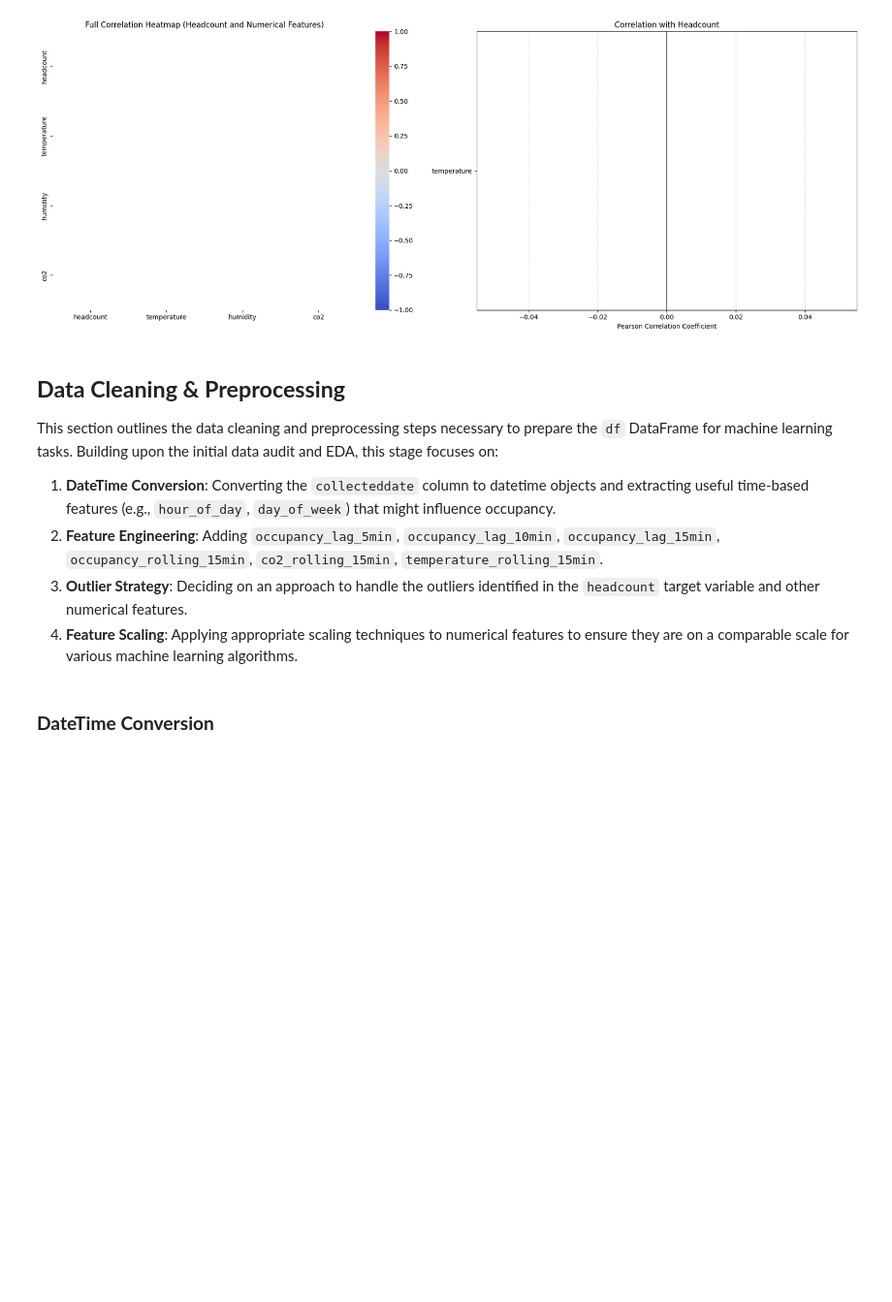
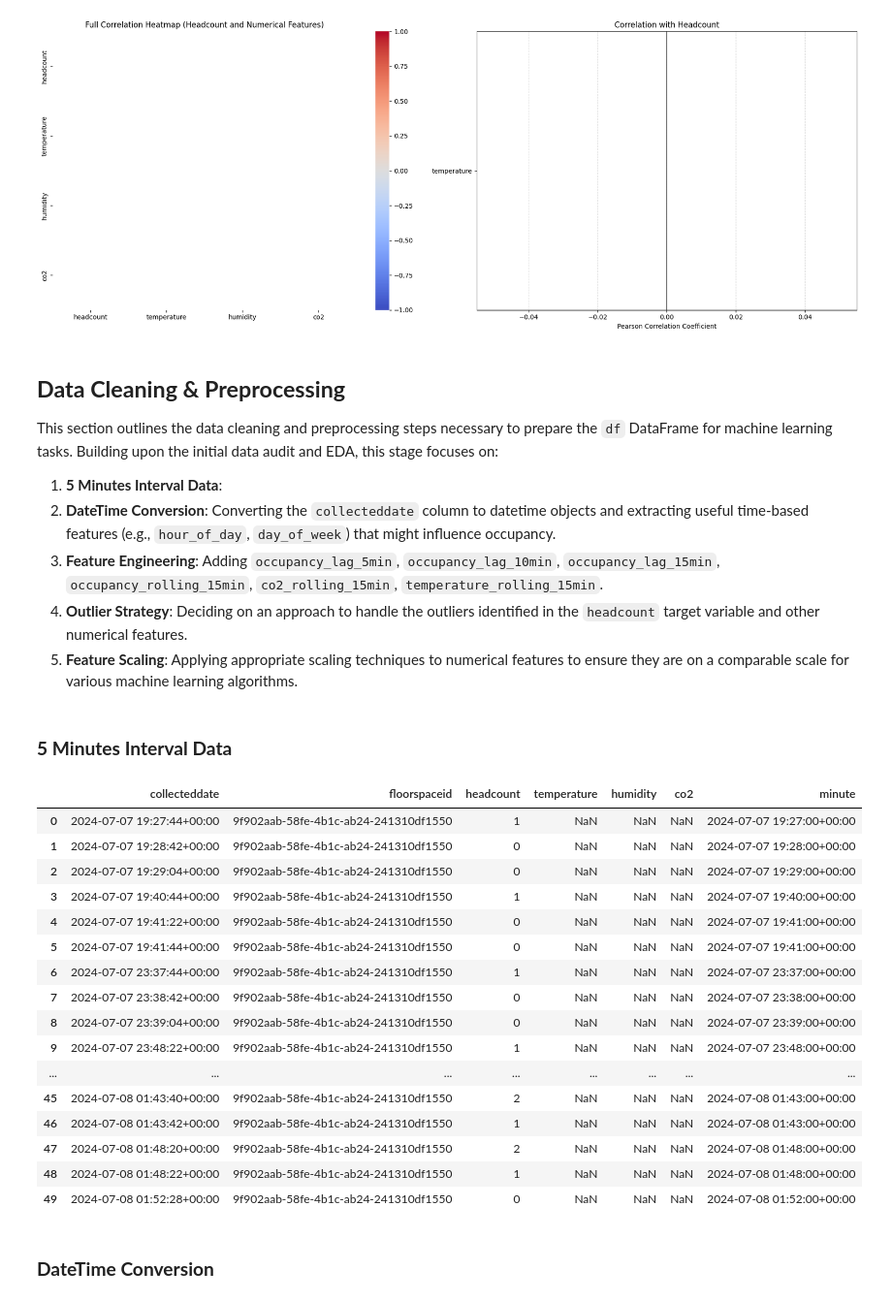
Before and after one commit to MIL-Project2/DR-DT, a Jupyter notebook: Occupancy_Prediction_Ver1_2.ipynb, the cells around one changed output. Shown at 97% size. Drawn from its saved outputs; the diff is of its cells as text; code cells hidden in the pictures; blank space fills up the shorter version.

```diff
--- a/Occupancy_Prediction_Ver1_2.ipynb
+++ b/Occupancy_Prediction_Ver1_2.ipynb
@@ -201,10 +201,73 @@ co2                  NaN
 
 This section outlines the data cleaning and preprocessing steps necessary to prepare the `df` DataFrame for machine learning tasks. Building upon the initial data audit and EDA, this stage focuses on:
 
-1.  **DateTime Conversion**: Converting the `collecteddate` column to datetime objects and extracting useful time-based features (e.g., `hour_of_day`, `day_of_week`) that might influence occupancy.
-2.  **Feature Engineering**: Adding `occupancy_lag_5min`,	`occupancy_lag_10min`,	`occupancy_lag_15min`,	`occupancy_rolling_15min`,	`co2_rolling_15min`,	`temperature_rolling_15min`.
-3.  **Outlier Strategy**: Deciding on an approach to handle the outliers identified in the `headcount` target variable and other numerical features.
-4.  **Feature Scaling**: Applying appropriate scaling techniques to numerical features to ensure they are on a comparable scale for various machine learning algorithms.
+1.  **5 Minutes Interval Data**:
+2.  **DateTime Conversion**: Converting the `collecteddate` column to datetime objects and extracting useful time-based features (e.g., `hour_of_day`, `day_of_week`) that might influence occupancy.
+3.  **Feature Engineering**: Adding `occupancy_lag_5min`,	`occupancy_lag_10min`,	`occupancy_lag_15min`,	`occupancy_rolling_15min`,	`co2_rolling_15min`,	`temperature_rolling_15min`.
+4.  **Outlier Strategy**: Deciding on an approach to handle the outliers identified in the `headcount` target variable and other numerical features.
+5.  **Feature Scaling**: Applying appropriate scaling techniques to numerical features to ensure they are on a comparable scale for various machine learning algorithms.
+# %% [markdown]
+### **5 Minutes Interval Data**
+# %%
+# 1. Convert to datetime, handling time zones and bad entries
+df['collecteddate'] = pd.to_datetime(
+    df['collecteddate'],
+    utc=True,          # suppresses the timezone warning and standardizes to UTC
+    errors='coerce'    # turns unparseable values into NaT
+)
+
+# 2. Drop rows where datetime conversion failed (if any)
+df = df.dropna(subset=['collecteddate']).copy()
+
+# 3. Sort by time
+df = df.sort_values('collecteddate').reset_index(drop=True)
+
+# 4. Keep only the latest record per minute
+df['minute'] = df['collecteddate'].dt.floor('min')   # now .dt works
+minute_latest = df.drop_duplicates(subset='minute', keep='last').copy()
+minute_latest = minute_latest.set_index('minute').sort_index()
+
+# 5. Generate target timestamps every 5 minutes for the whole day
+start = df['collecteddate'].min().floor('D')
+end = df['collecteddate'].max().ceil('D') - pd.Timedelta('1min')
+targets = pd.date_range(start=start, end=end, freq='5min')
+
+# 6. Merge backwards: take the most recent minute that is ≤ target and within 3 minutes
+result = pd.merge_asof(
+    pd.DataFrame({'target_time': targets}),
+    minute_latest,
+    left_on='target_time',
+    right_index=True,
+    direction='backward',
+    tolerance=pd.Timedelta('3min')
+)
+
+# 7. Drop intervals where no data was found within 3 minutes
+result = result.dropna(subset=['collecteddate'])
+
+# 8. (Optional) remove the helper 'minute' column if it exists
+result = result.drop(columns=['minute'], errors='ignore')
+
+# Display (works in Jupyter/Colab)
+display(df.head(50))
+# %% [output]
+|  | collecteddate | floorspaceid | headcount | temperature | humidity | co2 | minute |
+| 0 | 2024-07-07 19:27:44+00:00 | 9f902aab-58fe-4b1c-ab24-241310df1550 | 1 | NaN | NaN | NaN | 2024-07-07 19:27:00+00:00 |
+| 1 | 2024-07-07 19:28:42+00:00 | 9f902aab-58fe-4b1c-ab24-241310df1550 | 0 | NaN | NaN | NaN | 2024-07-07 19:28:00+00:00 |
+| 2 | 2024-07-07 19:29:04+00:00 | 9f902aab-58fe-4b1c-ab24-241310df1550 | 0 | NaN | NaN | NaN | 2024-07-07 19:29:00+00:00 |
+| 3 | 2024-07-07 19:40:44+00:00 | 9f902aab-58fe-4b1c-ab24-241310df1550 | 1 | NaN | NaN | NaN | 2024-07-07 19:40:00+00:00 |
+| 4 | 2024-07-07 19:41:22+00:00 | 9f902aab-58fe-4b1c-ab24-241310df1550 | 0 | NaN | NaN | NaN | 2024-07-07 19:41:00+00:00 |
+| 5 | 2024-07-07 19:41:44+00:00 | 9f902aab-58fe-4b1c-ab24-241310df1550 | 0 | NaN | NaN | NaN | 2024-07-07 19:41:00+00:00 |
+| 6 | 2024-07-07 23:37:44+00:00 | 9f902aab-58fe-4b1c-ab24-241310df1550 | 1 | NaN | NaN | NaN | 2024-07-07 23:37:00+00:00 |
+| 7 | 2024-07-07 23:38:42+00:00 | 9f902aab-58fe-4b1c-ab24-241310df1550 | 0 | NaN | NaN | NaN | 2024-07-07 23:38:00+00:00 |
+| 8 | 2024-07-07 23:39:04+00:00 | 9f902aab-58fe-4b1c-ab24-241310df1550 | 0 | NaN | NaN | NaN | 2024-07-07 23:39:00+00:00 |
+| 9 | 2024-07-07 23:48:22+00:00 | 9f902aab-58fe-4b1c-ab24-241310df1550 | 1 | NaN | NaN | NaN | 2024-07-07 23:48:00+00:00 |
+| ... | ... | ... | ... | ... | ... | ... | ... |
+| 45 | 2024-07-08 01:43:40+00:00 | 9f902aab-58fe-4b1c-ab24-241310df1550 | 2 | NaN | NaN | NaN | 2024-07-08 01:43:00+00:00 |
+| 46 | 2024-07-08 01:43:42+00:00 | 9f902aab-58fe-4b1c-ab24-241310df1550 | 1 | NaN | NaN | NaN | 2024-07-08 01:43:00+00:00 |
+| 47 | 2024-07-08 01:48:20+00:00 | 9f902aab-58fe-4b1c-ab24-241310df1550 | 2 | NaN | NaN | NaN | 2024-07-08 01:48:00+00:00 |
+| 48 | 2024-07-08 01:48:22+00:00 | 9f902aab-58fe-4b1c-ab24-241310df1550 | 1 | NaN | NaN | NaN | 2024-07-08 01:48:00+00:00 |
+| 49 | 2024-07-08 01:52:28+00:00 | 9f902aab-58fe-4b1c-ab24-241310df1550 | 0 | NaN | NaN | NaN | 2024-07-08 01:52:00+00:00 |
 # %% [markdown]
 ### **DateTime Conversion**
 # %%
```
Also changed, not shown: parts of 2 cells of this notebook.
